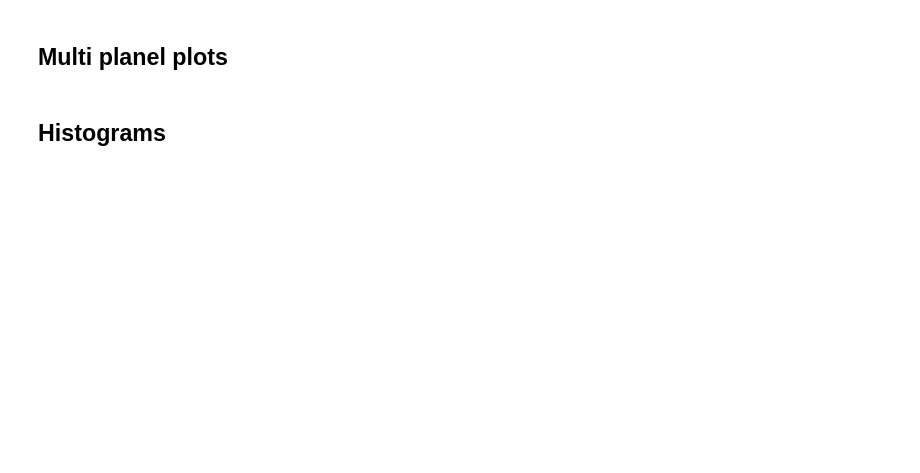
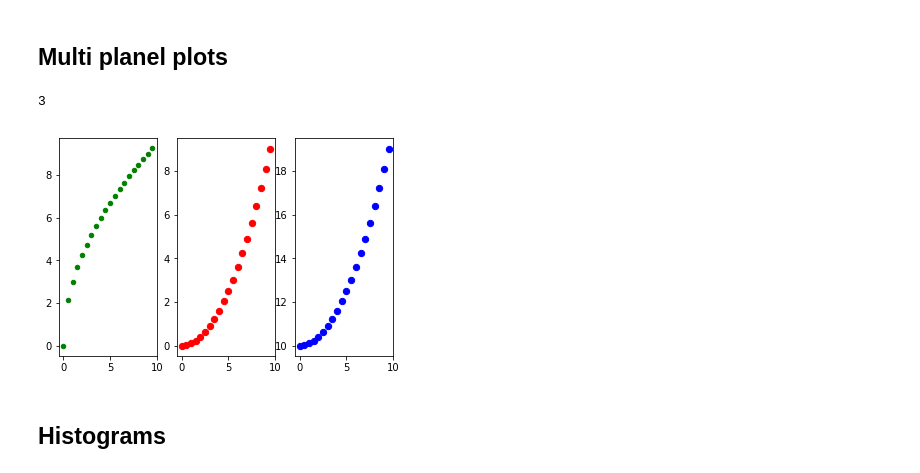
Before and after one commit to lepalmer/astr288p_student, a Jupyter notebook: notebooks/Lecture5_04-plotting.ipynb, the cells around one changed output. Drawn from its saved outputs; the diff is of its cells as text; code cells hidden in the pictures; blank space fills up the shorter version.

```diff
--- a/notebooks/Lecture5_04-plotting.ipynb
+++ b/notebooks/Lecture5_04-plotting.ipynb
@@ -73,3 +90,14 @@ plt.show()
+# %%
+fig, axes = plt.subplots(1,3)
+print(len(axes))
+axes[0].scatter(x,z,s=20.0,c='g',label='z')
+axes[1].scatter(x,y,s=40.0,c='r',label='y')
+axes[2].scatter(x,y+10,s=40.0,c='b',label='y')
+
+plt.show()
+# %% [output]
+3
+[figure, added]
 # %% [markdown]
 ## Histograms
 # %%
```
Also changed, not shown: parts of 9 cells of this notebook, 2 other files.
